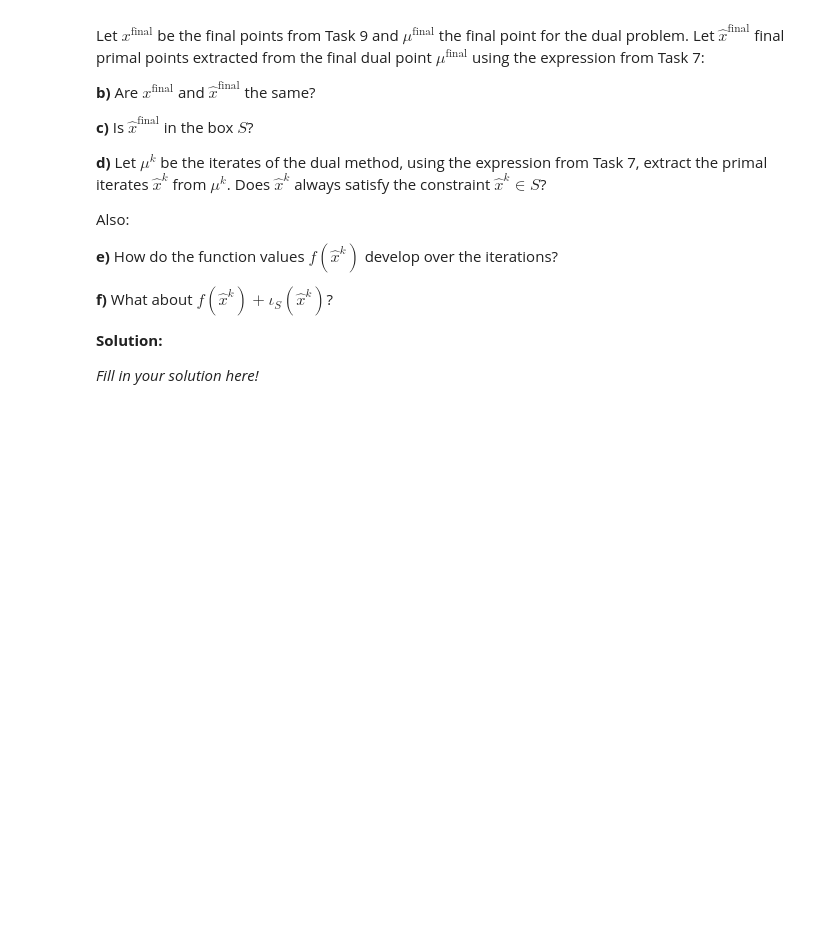
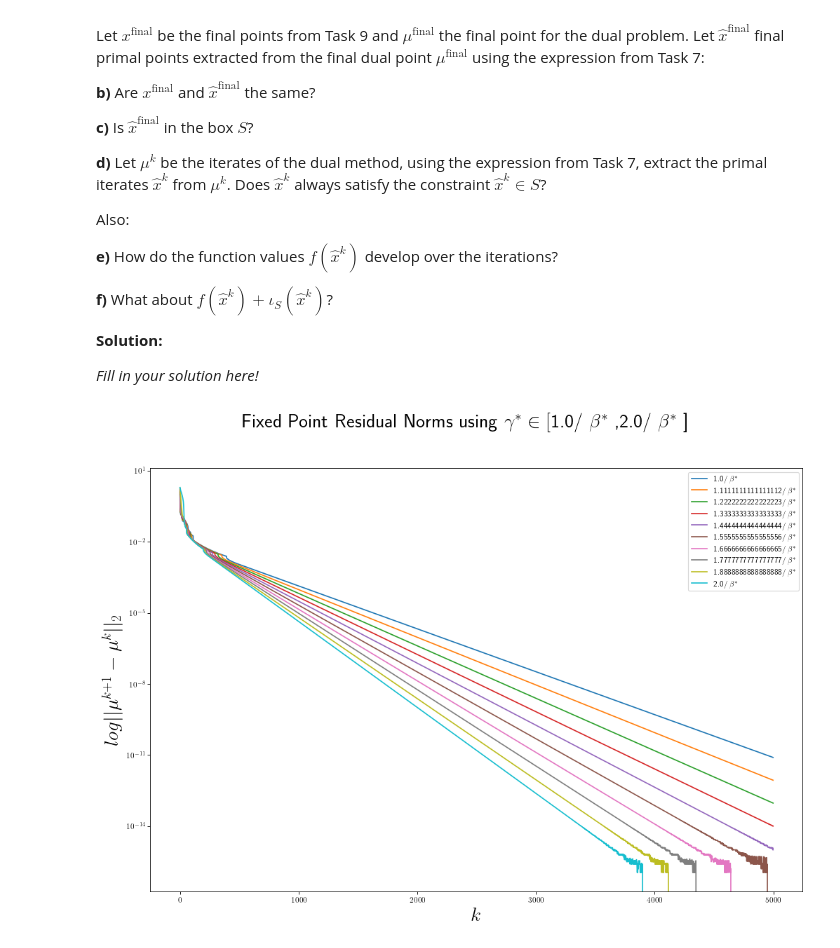
Before and after one commit to NilRom/UNI, a Jupyter notebook: optimization_for_machine_learning/handin1.ipynb, the cells around one changed output. Cells and saved outputs as stored; diff of their text form; code cells hidden in the pictures; blank space fills up the shorter version.

```diff
--- a/optimization_for_machine_learning/handin1.ipynb
+++ b/optimization_for_machine_learning/handin1.ipynb
@@ -567,6 +575,7 @@ __Solution:__
 # %%
 import numpy as np
 import matplotlib.pyplot as plt
+from tqdm import tqdm
 %matplotlib inline
 
 def quad(x,Q,q):
@@ -592,7 +601,7 @@ def quadconj(mu,Q,q):
     :return: conjugate of (1/2)x'Qx + q'x, evaluated at mu
     """
     # Write your solution here
-    return 1/2 @ (mu - q).T @ np.linalg.inv(Q) @ (mu - q)
+    return 1/2 * (mu - q).T @ np.linalg.inv(Q) @ (mu - q)
 
 def box(x,a,b):
     """
@@ -854,3 +891,9 @@ def solve_dual(gamma, num_iters = 1e3):
 
 def get_dual_sol_curves(gammas, num_iters = 1e3):
     return [solve_dual(gamma, num_iters)[0] for gamma in gammas]
+# %%
+gammas, gamma_labels = get_gammas(np.linalg.inv(Q), start = 1, stop = 2, num = 10, is_dual = True)
+diffs = get_dual_sol_curves(gammas, num_iters = 5e3)
+plot_sol_curves(diffs, gamma_labels = gamma_labels,  gammas = gammas, is_dual = True)
+# %% [output]
+[figure, added]
```
Also changed, not shown: parts of 16 cells of this notebook, 2 other files.
